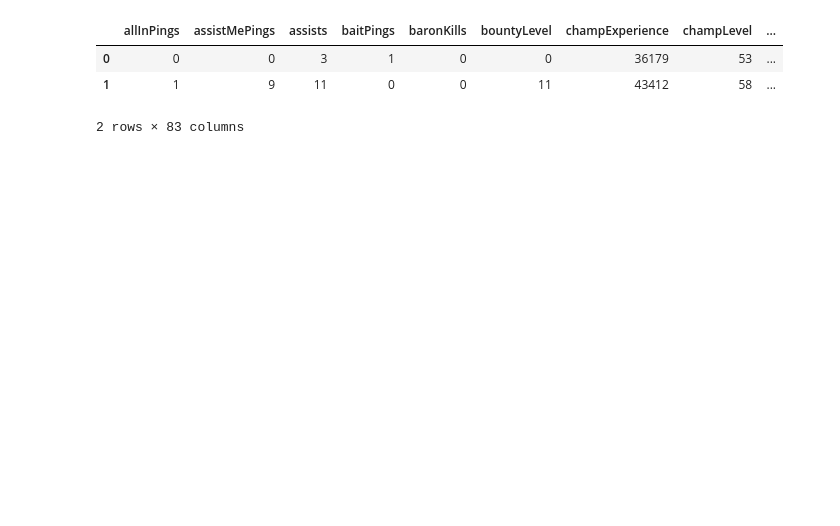
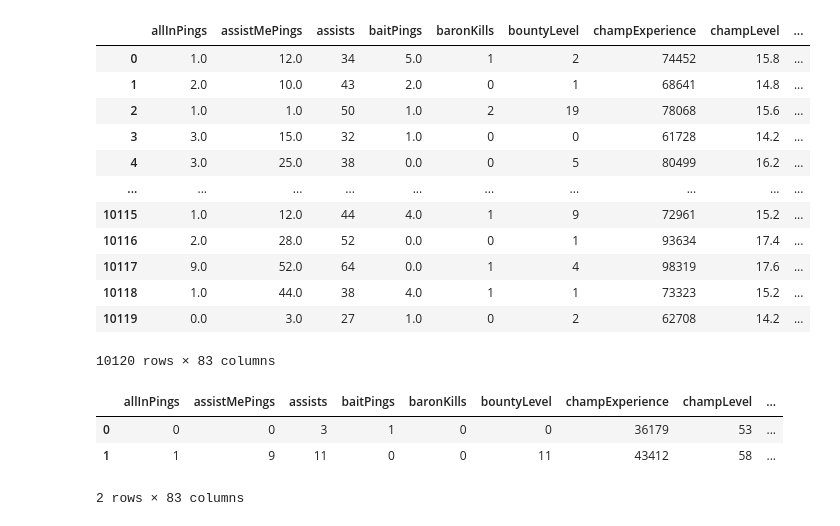
Before and after one commit to nicolas-muzzio/Spirit_of_the_LoL, a Jupyter notebook: Preprocessing.ipynb, the cells around one changed output. Saved outputs shown, nothing was run; the diff lists cells and outputs as text; code cells hidden in the pictures; blank space fills up the shorter version.

```diff
--- a/Preprocessing.ipynb
+++ b/Preprocessing.ipynb
@@ -178,3 +122,62 @@ reduced_df
+# %%
+operaciones = {
+    'sum': lambda x: x.sum(),
+    'average': lambda x: x.mean(),
+    'bool': lambda x: x.any()
+}
+
+
+
+"""for columna in reduced_df.columns:
+    if columna in drop_columns:
+        continue  # Saltar columna si se encuentra en drop_columns
+    operacion = excel_info.loc[excel_info['feature'] == columna, 'Operación'].iloc[0]
+    funcion = operaciones.get(operacion)
+
+    if funcion is None:
+        # Operación no encontrada en el diccionario, manejar el caso según sea necesario
+        resultado = None  # Otra asignación o manejo adecuado
+    else:
+        resultado = funcion(reduced_df[columna])
+
+    df_transformado[columna] = resultado"""
+
+import numpy as np
+
+# Define una función predeterminada que no hace ningún cálculo
+def no_operation(x):
+    return np.nan
+
+df_transformado = pd.DataFrame(columns=reduced_df.columns)
+
+group_size = 5
+num_rows = len(reduced_df)
+
+for i in range(0, num_rows, group_size):
+    # Obetener  el grupo de filas actual (5 y 5)
+    group = reduced_df.iloc[i:i+group_size]
+
+    # Aplica la operación determinada para el grupo actual
+    group_result = group.apply(lambda column: operaciones.get(excel_info.loc[excel_info['feature'] == column.name, 'Operación'].iloc[0], no_operation)(column))
+
+    # Agrega el resultado del grupo al DataFrame transformado
+    df_transformado = df_transformado.append(group_result, ignore_index=True)
+# %%
+df_transformado
+# %% [output]
+|  | allInPings | assistMePings | assists | baitPings | baronKills | bountyLevel | champExperience | champLevel | ... |
+| 0 | 1.0 | 12.0 | 34 | 5.0 | 1 | 2 | 74452 | 15.8 | ... |
+| 1 | 2.0 | 10.0 | 43 | 2.0 | 0 | 1 | 68641 | 14.8 | ... |
+| 2 | 1.0 | 1.0 | 50 | 1.0 | 2 | 19 | 78068 | 15.6 | ... |
+| 3 | 3.0 | 15.0 | 32 | 1.0 | 0 | 0 | 61728 | 14.2 | ... |
+| 4 | 3.0 | 25.0 | 38 | 0.0 | 0 | 5 | 80499 | 16.2 | ... |
+| ... | ... | ... | ... | ... | ... | ... | ... | ... | ... |
+| 10115 | 1.0 | 12.0 | 44 | 4.0 | 1 | 9 | 72961 | 15.2 | ... |
+| 10116 | 2.0 | 28.0 | 52 | 0.0 | 0 | 1 | 93634 | 17.4 | ... |
+| 10117 | 9.0 | 52.0 | 64 | 0.0 | 1 | 4 | 98319 | 17.6 | ... |
+| 10118 | 1.0 | 44.0 | 38 | 4.0 | 1 | 1 | 73323 | 15.2 | ... |
+| 10119 | 0.0 | 3.0 | 27 | 1.0 | 0 | 2 | 62708 | 14.2 | ... |
+10120 rows × 83 columns
 # %%
 
 # Aplica la suma para las primeras cinco filas
```
Also changed, not shown: parts of 15 cells of this notebook.
